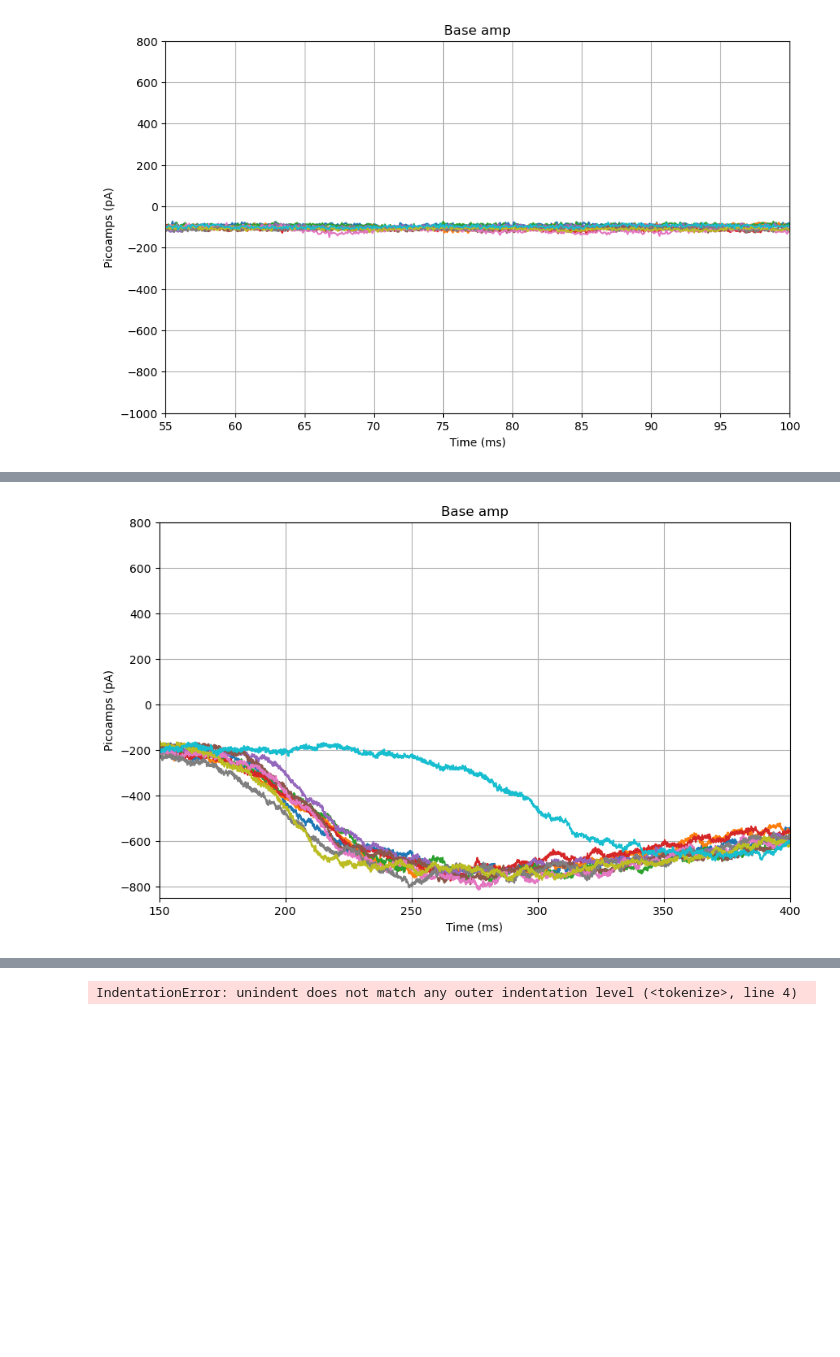
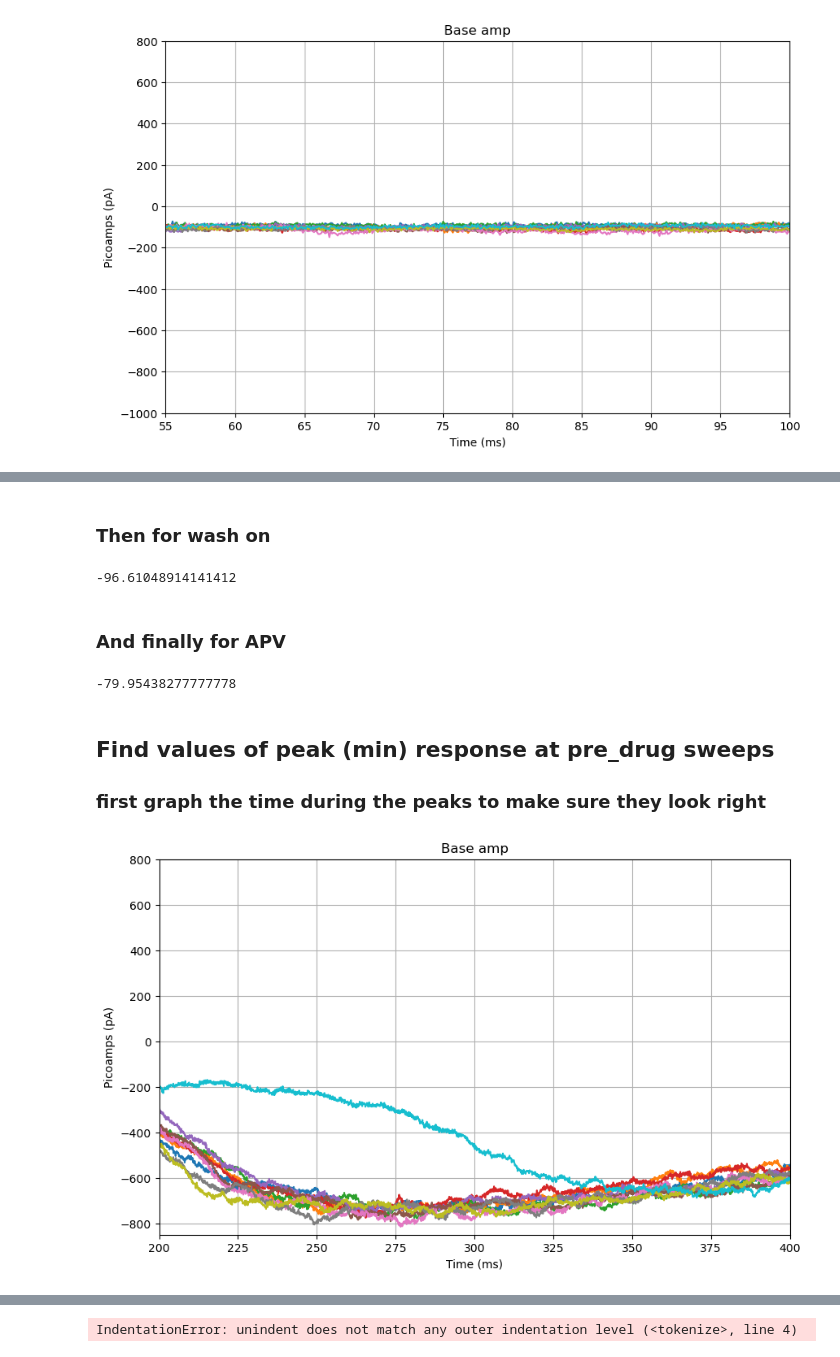
Before and after one commit to joyadler/Analysis_code, a Jupyter notebook: Analysis_code.ipynb, the cells around one changed output, grey strips where cells are left out. Saved outputs shown, nothing was run; the diff lists cells and outputs as text; code cells hidden in the pictures; blank space fills up the shorter version.

Commit message:
Adding function for finding min value
still working on the funcition

```diff
--- a/Analysis_code.ipynb
+++ b/Analysis_code.ipynb
@@ -200,29 +229,87 @@ print(pA_avg)
+# %% [markdown]
+### Then for wash on
+# %%
+def calculate_average_baseline_amp_wash_on(new_data, wash_on_first_sweep, wash_on_last_sweep,baseline_window = (0, 450)): #use these values because you already defined the beginning and end
+    count = 0
+    total = np.zeros(baseline_window[1]-baseline_window[0]) #np.zeros lets you fill in as you go from start to end of your set times
+
+
+    for sweep, value in enumerate(new_data.values()): #enumerate lets you run throgh the list of your keys
+        if wash_on_first_sweep <= sweep <= wash_on_last_sweep:
+            count += 1
+            total += value[0][baseline_window[0]:baseline_window[1]] #value[0] becuase you have a nested list, one is the list itself and one is the values
+
+            # print(value[0][baseline_window[0]:baseline_window[1]])
+            #to get just the values, you want to index to them
+    if count == 0:
+        return None  # Return None if there are no data points in the specified time period
+    else:
+        return total / count
+
+
+average_baseline_value_wash_on = calculate_average_baseline_amp_wash_on(new_data, wash_on_first_sweep, wash_on_last_sweep)
+# print(average_value) #output is giving average for each sweep, then you have to take the average of the averages to get the baseline value you need
+
+
+baseline_avg_wash_on = np.average(average_baseline_value_wash_on)
+pA_avg_wash_on = baseline_avg_wash_on*(10 ** 12)
+print(pA_avg_wash_on)
+# %% [output]
+-96.61048914141412
+# %% [markdown]
+### And finally for APV
+# %%
+def calculate_average_baseline_amp_APV(new_data, APV_first_sweep, APV_last_sweep,baseline_window = (0, 450)): #use these values because you already defined the beginning and end
+    count = 0
+    total = np.zeros(baseline_window[1]-baseline_window[0]) #np.zeros lets you fill in as you go from start to end of your set times
+
+
+    for sweep, value in enumerate(new_data.values()): #enumerate lets you run throgh the list of your keys
+        if APV_first_sweep <= sweep <= APV_last_sweep:
+            count += 1
+            total += value[0][baseline_window[0]:baseline_window[1]] #value[0] becuase you have a nested list, one is the list itself and one is the values
+
+            # print(value[0][baseline_window[0]:baseline_window[1]])
+            #to get just the values, you want to index to them
+    if count == 0:
+        return None  # Return None if there are no data points in the specified time period
+    else:
+        return total / count
+
+
+average_baseline_value_APV = calculate_average_baseline_amp_APV(new_data, APV_first_sweep, APV_last_sweep)
+# print(average_value) #output is giving average for each sweep, then you have to take the average of the averages to get the baseline value you need
+
+
+baseline_avg_APV = np.average(average_baseline_value_APV)
+pA_avg_APV = baseline_avg_APV*(10 ** 12)
+print(pA_avg_APV)
+# %% [output]
+-79.95438277777778
+# %% [markdown]
+## Find values of peak (min) response at pre_drug sweeps
+### first graph the time during the peaks to make sure they look right
 # %%
-# Find values of peak response at baseline sweeps
-
-##first graph the time during the peaks to make sure they look right
-
-
 plt.figure(figsize=(10, 6))  # Create a new figure to look at your sweeps
 
 # Plot pA data over time for each trial
 for trial_name, pA in list(new_data.items())[pre_drug_first_sweep:pre_drug_last_sweep]:
     pA = np.array(pA).flatten()  # flatten the array becuase it is 2D
     times = np.linspace(0, len(pA)/10, len(pA))  # create a time array
     plt.plot(times, pA * 1e12)  # multiplying by 1e12 to convert the unit from A to pA
     #break  # Break the loop after the first iteration
 
 #look only at specific time points for your base amp pre stim
 plt.ylim(-850, 800) # adjust data range in pA
-plt.xlim(150, 400) # adjust this according to your data range in pA
+plt.xlim(200, 400) # adjust this according to your data range in pA
 
 
 plt.xlabel('Time (ms)')  # Add a label to the x-axis
 plt.ylabel('Picoamps (pA)')  # Add a label to the y-axis
 plt.title('Base amp')  # Add a title
 
 plt.grid(True)  # Show grid lines (optional)
 
 plt.show()  # Display the plot
 # %% [output]
-[figure, old version]
+[figure, new version]
```
Also changed, not shown: parts of 5 cells of this notebook.
